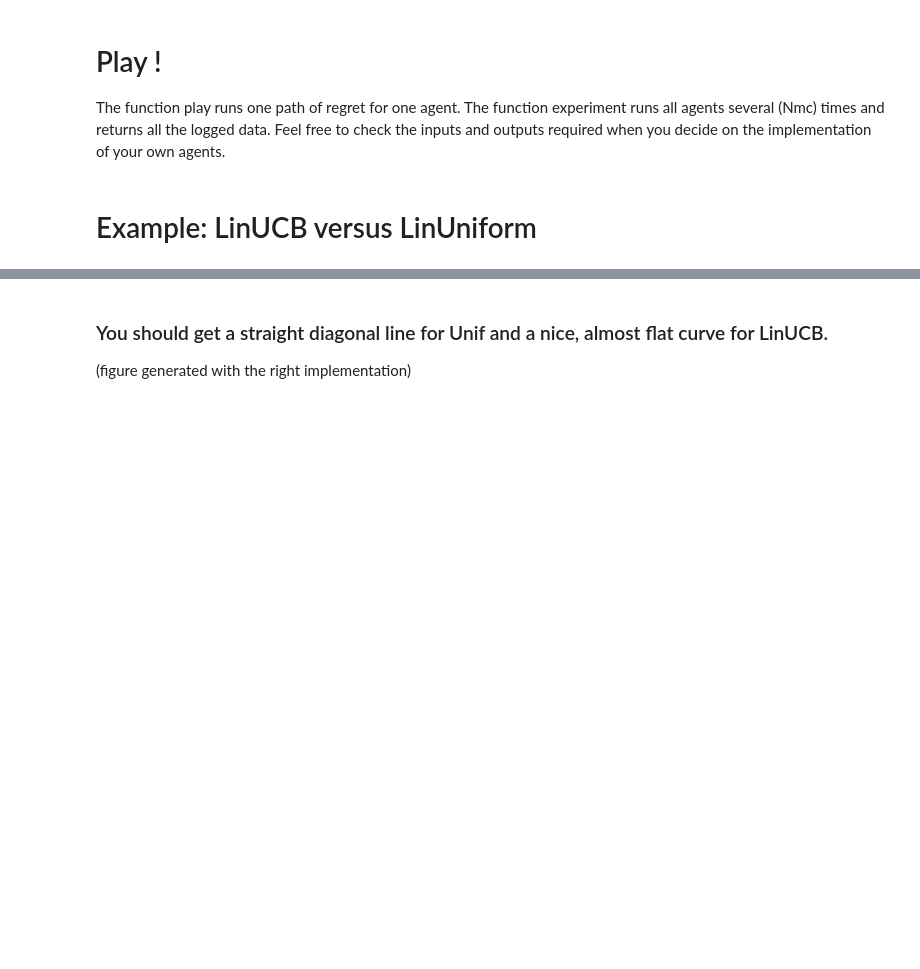
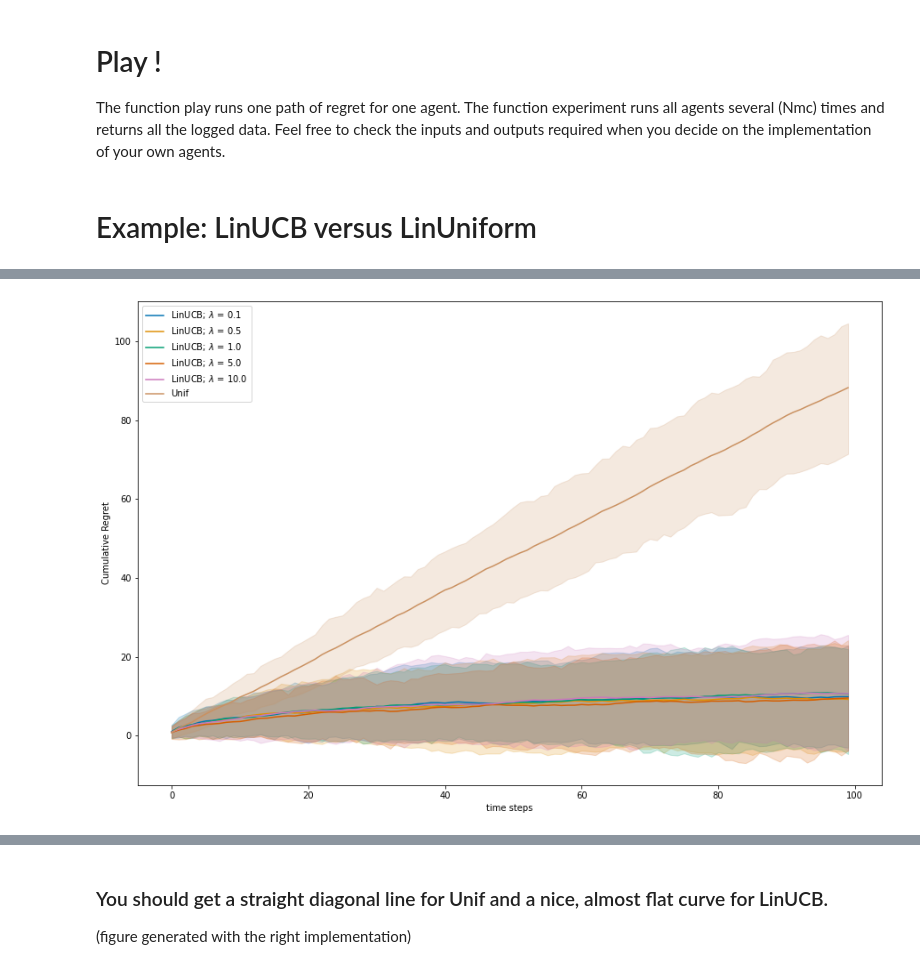
Before and after one commit to EugeneSel/linear-bandits, a Jupyter notebook: StochasticLinearBandits-2021-TBC.ipynb, the cells around one changed output, grey strips where cells are left out. Drawn from its saved outputs; the diff is of its cells as text; code cells hidden in the pictures; blank space fills up the shorter version.

```diff
--- a/StochasticLinearBandits-2021-TBC.ipynb
+++ b/StochasticLinearBandits-2021-TBC.ipynb
@@ -403 +408,11 @@ q = 10
+# %%
+basicGaussianBandit = LinearBandit(theta, K)
+agents = [LinUCB(T, d, delta, lambda_reg=_lambda) for _lambda in [.1, .5, 1., 5., 10.]]
+agents += [LinUniform()]
+
+all_data = experiment(basicGaussianBandit, agents, Nmc=N, T=T)
+
+plot_regret(all_data)
+# %% [output]
+[figure, added]
 # %%
```
Also changed, not shown: parts of 12 cells of this notebook, 1 other file.
